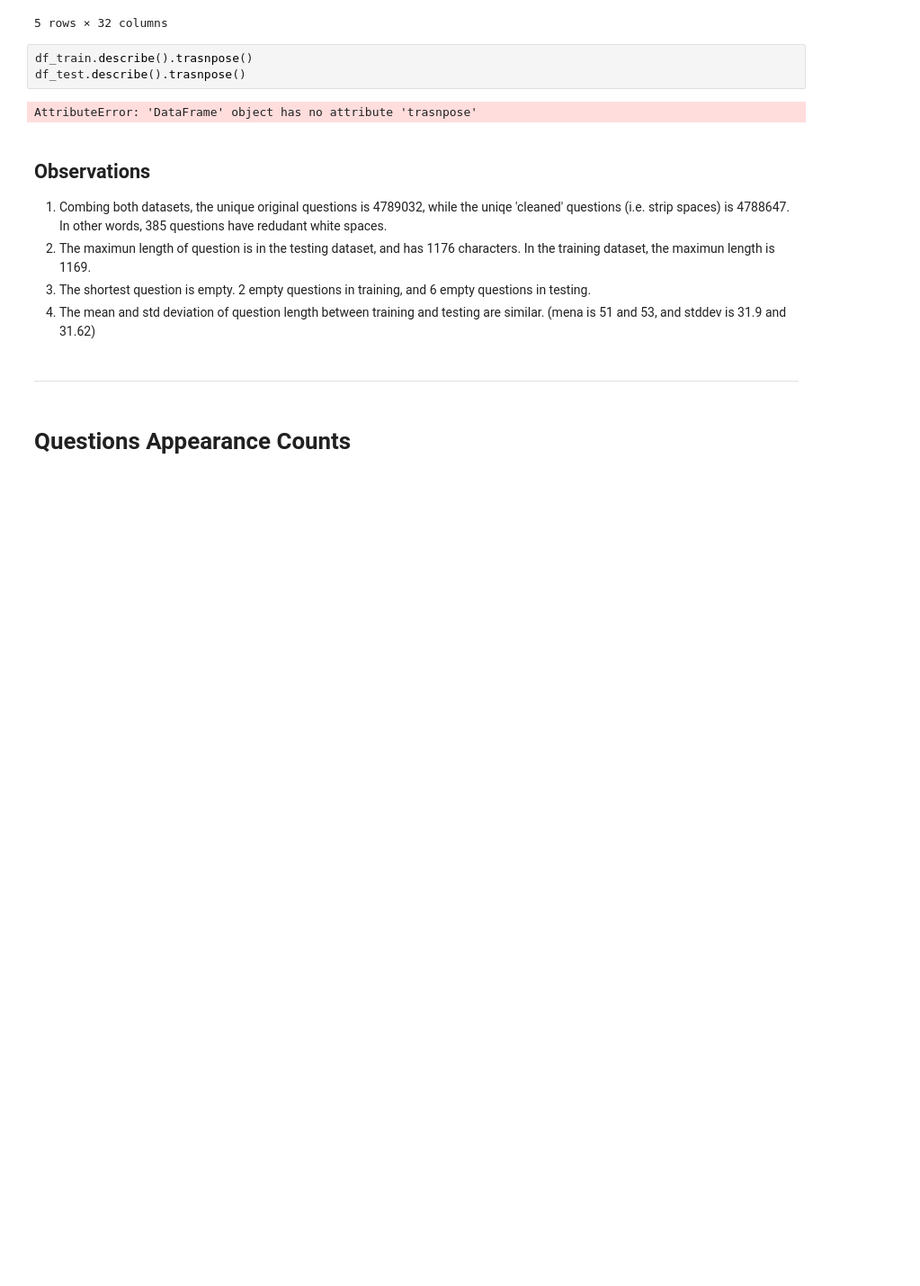
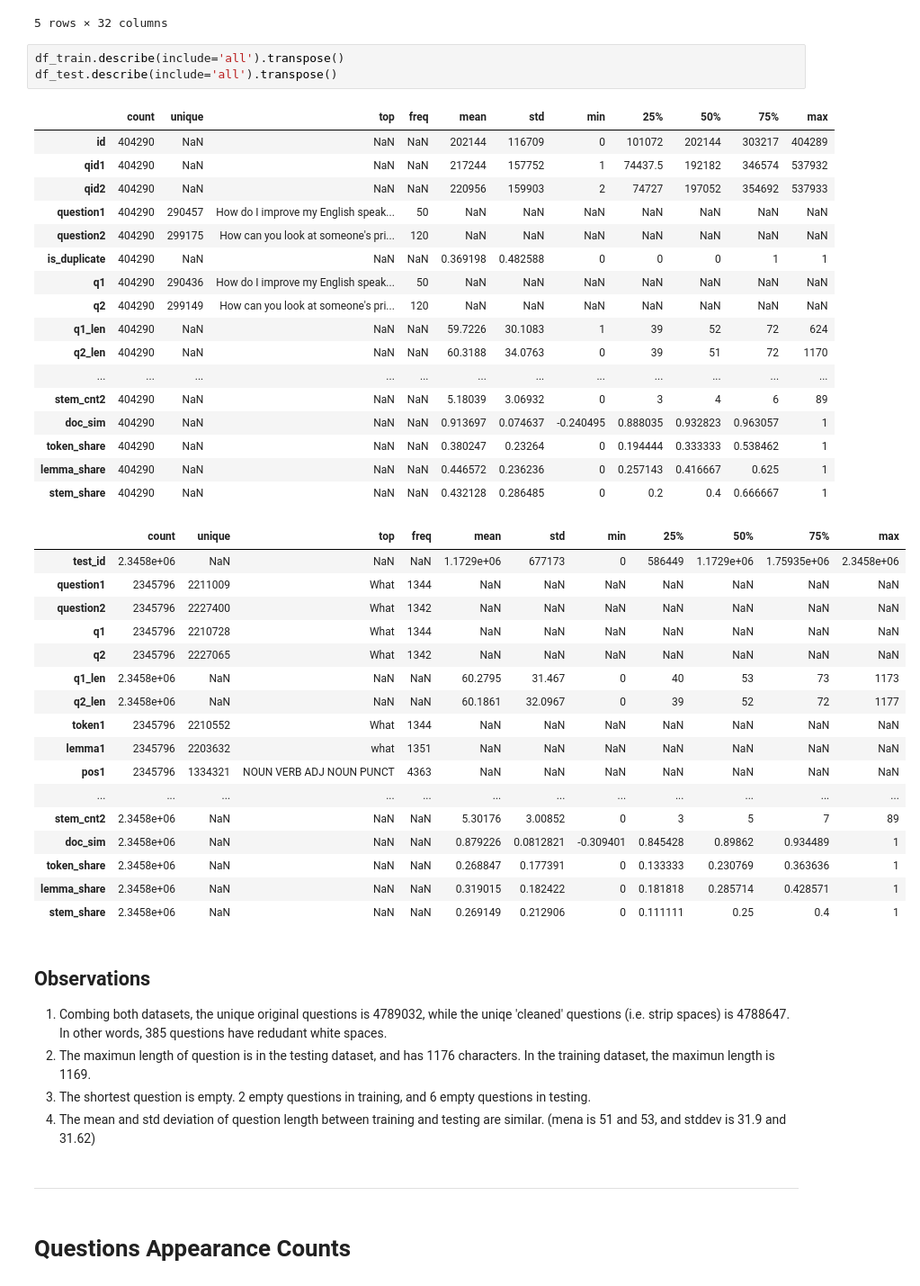
Before and after one commit to bwputman/266-project, a Jupyter notebook: EDA-p3v3.ipynb, the cells around one changed output. Shown at 90% size. Cells and saved outputs as stored; diff of their text form; blank space fills up the shorter version.

```diff
--- a/EDA-p3v3.ipynb
+++ b/EDA-p3v3.ipynb
@@ -241,10 +241,43 @@ df_test.sample(n=5)
 | 2286617 | 2286617 | What if there is a reactants war ... | Why in Indian are on the verge of... | What if there is a reactants war ... | Why in Indian are on the verge of... | 68 | 48 | What if there is a reactants war ... | what if there be a reactants war ... | NOUN ADP ADV VERB DET ADJ NOUN NU... | ... | ... |
 5 rows × 32 columns
 # %%
-df_train.describe().trasnpose()
-df_test.describe().trasnpose()
+df_train.describe(include='all').transpose()
+df_test.describe(include='all').transpose()
 # %% [output]
-AttributeError: 'DataFrame' object has no attribute 'trasnpose'
+|  | count | unique | top | freq | mean | std | min | 25% | 50% | 75% | max |
+| id | 404290 | NaN | NaN | NaN | 202144 | 116709 | 0 | 101072 | 202144 | 303217 | 404289 |
+| qid1 | 404290 | NaN | NaN | NaN | 217244 | 157752 | 1 | 74437.5 | 192182 | 346574 | 537932 |
+| qid2 | 404290 | NaN | NaN | NaN | 220956 | 159903 | 2 | 74727 | 197052 | 354692 | 537933 |
+| question1 | 404290 | 290457 | How do I improve my English speak... | 50 | NaN | NaN | NaN | NaN | NaN | NaN | NaN |
+| question2 | 404290 | 299175 | How can you look at someone's pri... | 120 | NaN | NaN | NaN | NaN | NaN | NaN | NaN |
+| is_duplicate | 404290 | NaN | NaN | NaN | 0.369198 | 0.482588 | 0 | 0 | 0 | 1 | 1 |
+| q1 | 404290 | 290436 | How do I improve my English speak... | 50 | NaN | NaN | NaN | NaN | NaN | NaN | NaN |
+| q2 | 404290 | 299149 | How can you look at someone's pri... | 120 | NaN | NaN | NaN | NaN | NaN | NaN | NaN |
+| q1_len | 404290 | NaN | NaN | NaN | 59.7226 | 30.1083 | 1 | 39 | 52 | 72 | 624 |
+| q2_len | 404290 | NaN | NaN | NaN | 60.3188 | 34.0763 | 0 | 39 | 51 | 72 | 1170 |
+| ... | ... | ... | ... | ... | ... | ... | ... | ... | ... | ... | ... |
+| stem_cnt2 | 404290 | NaN | NaN | NaN | 5.18039 | 3.06932 | 0 | 3 | 4 | 6 | 89 |
+| doc_sim | 404290 | NaN | NaN | NaN | 0.913697 | 0.074637 | -0.240495 | 0.888035 | 0.932823 | 0.963057 | 1 |
+| token_share | 404290 | NaN | NaN | NaN | 0.380247 | 0.23264 | 0 | 0.194444 | 0.333333 | 0.538462 | 1 |
+| lemma_share | 404290 | NaN | NaN | NaN | 0.446572 | 0.236236 | 0 | 0.257143 | 0.416667 | 0.625 | 1 |
+| stem_share | 404290 | NaN | NaN | NaN | 0.432128 | 0.286485 | 0 | 0.2 | 0.4 | 0.666667 | 1 |
+|  | count | unique | top | freq | mean | std | min | 25% | 50% | 75% | max |
+| test_id | 2.3458e+06 | NaN | NaN | NaN | 1.1729e+06 | 677173 | 0 | 586449 | 1.1729e+06 | 1.75935e+06 | 2.3458e+06 |
+| question1 | 2345796 | 2211009 | What | 1344 | NaN | NaN | NaN | NaN | NaN | NaN | NaN |
+| question2 | 2345796 | 2227400 | What | 1342 | NaN | NaN | NaN | NaN | NaN | NaN | NaN |
+| q1 | 2345796 | 2210728 | What | 1344 | NaN | NaN | NaN | NaN | NaN | NaN | NaN |
+| q2 | 2345796 | 2227065 | What | 1342 | NaN | NaN | NaN | NaN | NaN | NaN | NaN |
+| q1_len | 2.3458e+06 | NaN | NaN | NaN | 60.2795 | 31.467 | 0 | 40 | 53 | 73 | 1173 |
+| q2_len | 2.3458e+06 | NaN | NaN | NaN | 60.1861 | 32.0967 | 0 | 39 | 52 | 72 | 1177 |
+| token1 | 2345796 | 2210552 | What | 1344 | NaN | NaN | NaN | NaN | NaN | NaN | NaN |
+| lemma1 | 2345796 | 2203632 | what | 1351 | NaN | NaN | NaN | NaN | NaN | NaN | NaN |
+| pos1 | 2345796 | 1334321 | NOUN VERB ADJ NOUN PUNCT | 4363 | NaN | NaN | NaN | NaN | NaN | NaN | NaN |
+| ... | ... | ... | ... | ... | ... | ... | ... | ... | ... | ... | ... |
+| stem_cnt2 | 2.3458e+06 | NaN | NaN | NaN | 5.30176 | 3.00852 | 0 | 3 | 5 | 7 | 89 |
+| doc_sim | 2.3458e+06 | NaN | NaN | NaN | 0.879226 | 0.0812821 | -0.309401 | 0.845428 | 0.89862 | 0.934489 | 1 |
+| token_share | 2.3458e+06 | NaN | NaN | NaN | 0.268847 | 0.177391 | 0 | 0.133333 | 0.230769 | 0.363636 | 1 |
+| lemma_share | 2.3458e+06 | NaN | NaN | NaN | 0.319015 | 0.182422 | 0 | 0.181818 | 0.285714 | 0.428571 | 1 |
+| stem_share | 2.3458e+06 | NaN | NaN | NaN | 0.269149 | 0.212906 | 0 | 0.111111 | 0.25 | 0.4 | 1 |
 # %% [markdown]
 ## Observations
 
```
